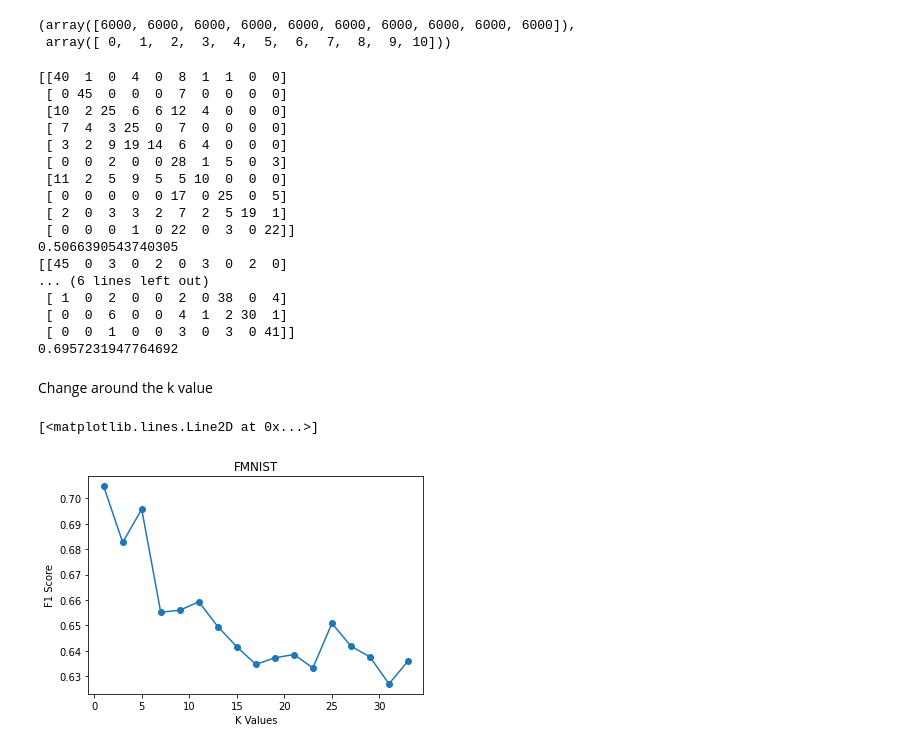
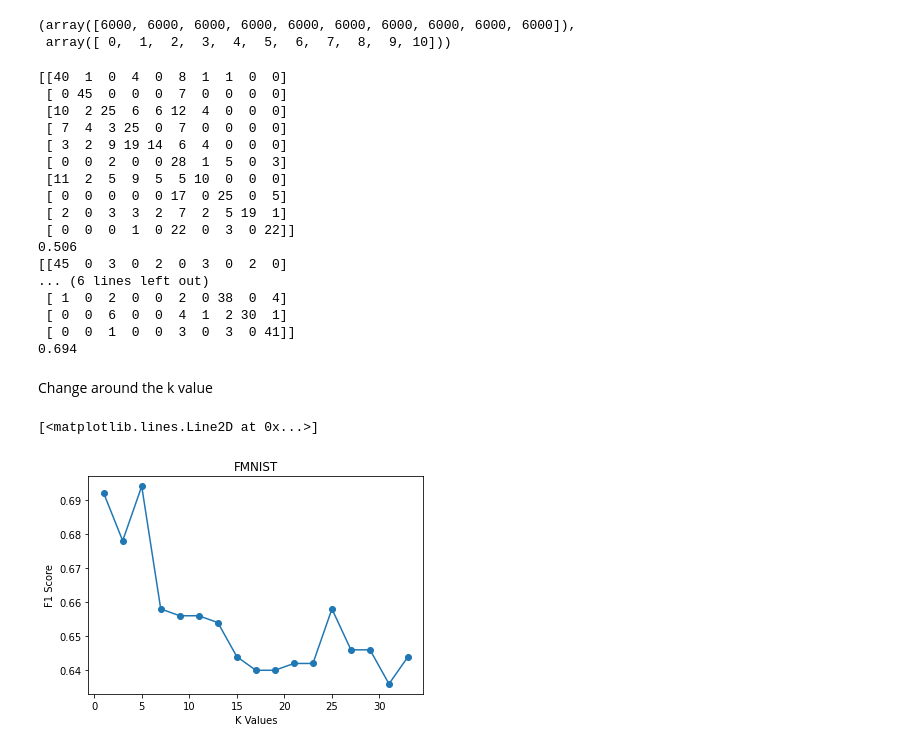
Before and after one commit to hakanjian/MLHW2, a Jupyter notebook: sample.ipynb, the cells around one changed output. Saved outputs shown, nothing was run; the diff lists cells and outputs as text; code cells hidden in the pictures.

```diff
--- a/sample.ipynb
+++ b/sample.ipynb
@@ -191,10 +170,10 @@ teIb = all_to_binary(test_images[:500])
 
 preds = predict_all(tI, tL, teI, 5)
 print(confusion_matrix(teL, preds))
-print(f1_score(teL, preds, average='macro'))
+print(f1_score(teL, preds, average='micro'))
 predsb = predict_all(tIb, tL, teIb, 5)
 print(confusion_matrix(teL, predsb))
-print(f1_score(teL, predsb, average='macro'))
+print(f1_score(teL, predsb, average='micro'))
 # %% [output]
 [[40  1  0  4  0  8  1  1  0  0]
  [ 0 45  0  0  0  7  0  0  0  0]
@@ -206,28 +185,28 @@ print(f1_score(teL, predsb, average='macro'))
  [ 0  0  0  0  0 17  0 25  0  5]
  [ 2  0  3  3  2  7  2  5 19  1]
  [ 0  0  0  1  0 22  0  3  0 22]]
-0.5066390543740305
+0.506
 [[45  0  3  0  2  0  3  0  2  0]
 ... (6 lines left out)
  [ 1  0  2  0  0  2  0 38  0  4]
  [ 0  0  6  0  0  4  1  2 30  1]
  [ 0  0  1  0  0  3  0  3  0 41]]
-0.6957231947764692
+0.694
 # %% [markdown]
 Change around the k value
 # %%
 scores = []
 for k in range(1,35,2):
     preds = predict_all(tIb, tL, teIb, k)
-    scores.append(f1_score(teL, preds, average='macro'))
+    scores.append(f1_score(teL, preds, average='micro'))
 
 plt.xlabel('K Values')
 plt.ylabel('F1 Score')
 plt.title('FMNIST')
 plt.plot(np.arange(1,35,2),scores, "o-")
 # %% [output]
 [<matplotlib.lines.Line2D at 0x...>]
-[figure, old version]
+[figure, new version]
 # %%
 #Plotting figures
 plt.figure(figsize=(10,10))
```
Also changed, not shown: parts of 9 cells of this notebook.
